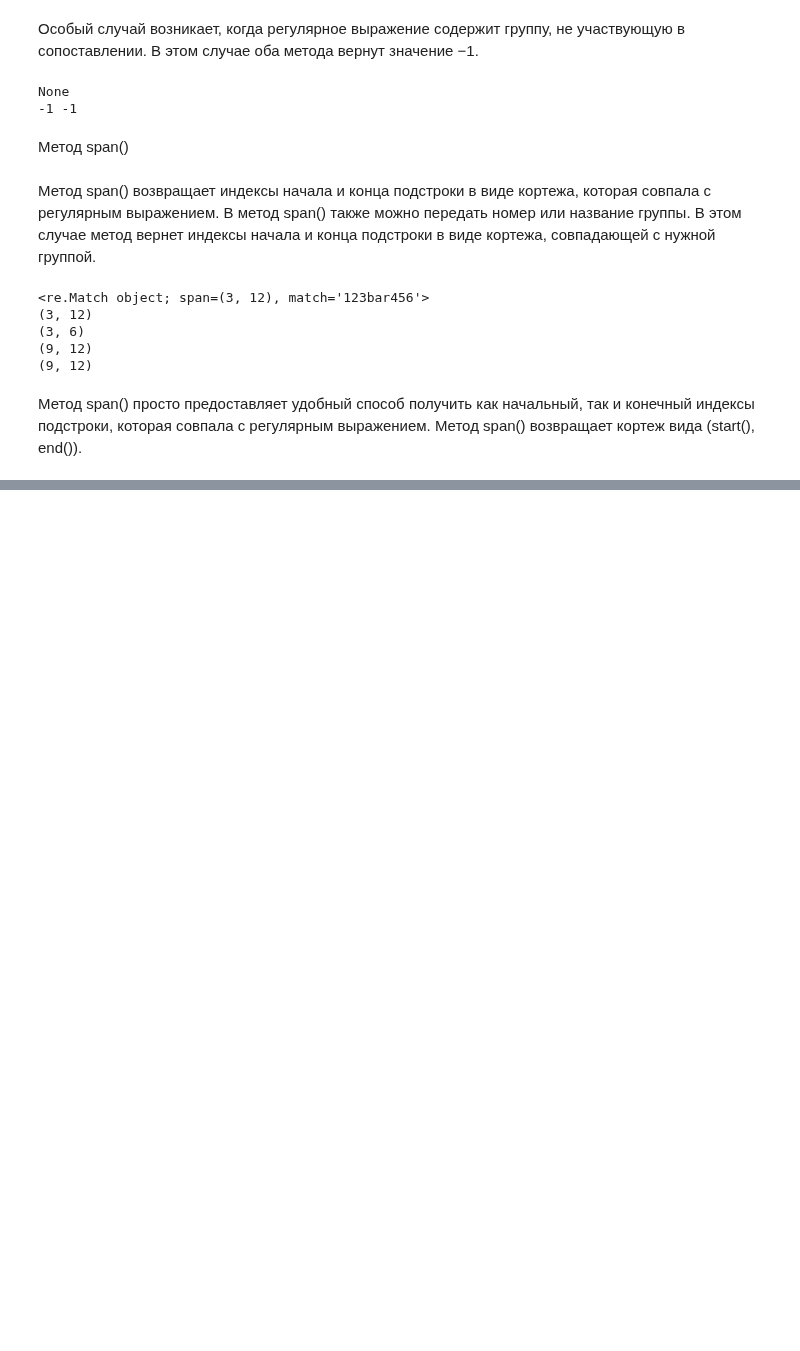
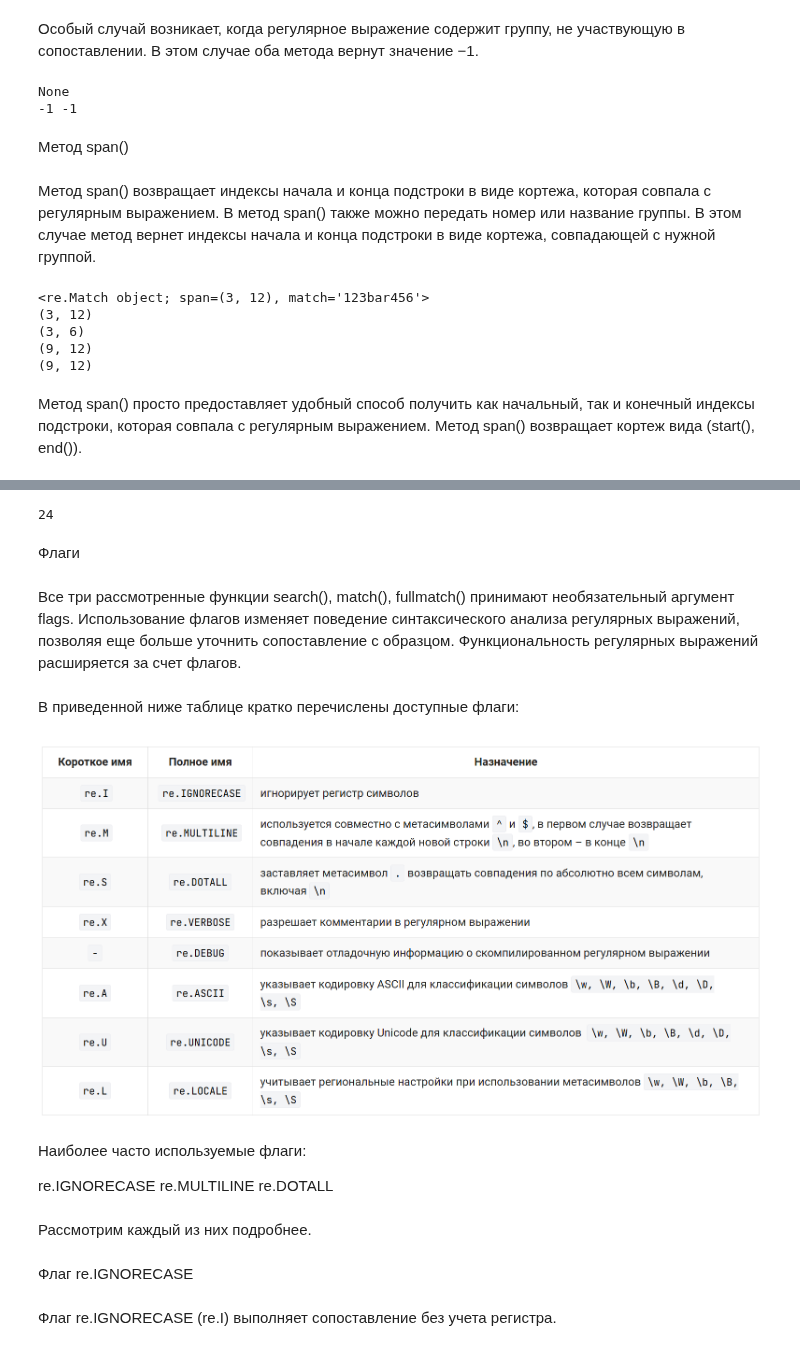
Before and after one commit to KovalenkoKonstantin/Python-Generation-a-Course-for-Professionals, a Jupyter notebook: 11/11.6 Module re. Part 1.ipynb, the cells around one changed output, grey strips where cells are left out. Drawn from its saved outputs; the diff is of its cells as text; code cells hidden in the pictures; blank space fills up the shorter version.

```diff
--- a/11/11.6 Module re. Part 1.ipynb
+++ b/11/11.6 Module re. Part 1.ipynb
@@ -440,0 +690,68 @@ print(match.span(2))
+# %%
+import re, sys
+
+regex1 = r'^(beegeek).*(beegeek)$'
+regex2 = r'^(beegeek.*|.*beegeek)$'
+regex3 = r'^.+(beegeek).+'
+
+# s = sys.stdin.read()
+
+s = '''
+hi, beegeek
+beegeek is an awesome place for programmers
+beegeek rocks, rocks beegeek
+i think beegeek is a great place to hangout
+'''
+s = '''
+good morning everyone
+i am going to school
+and it is raining
+'''
+s = '''
+beegeekabcdbeegeek
+beegeek green apple beegeek
+beegeekbeegeek
+beegeek___beegeek
+beegeek12345beegeek
+beegeek beegeek
+beegeek     beegeek
+beegeekbeegeekbeegeek
+'''
+
+count1 = sum(3 for line in s.strip().split('\n') if re.search(regex1, line))
+# for line in s.strip().split('\n'):
+#     print(re.search(regex1, line))
+# print(count1)
+count2 = sum(2 for line in s.strip().split('\n') if re.search(regex2, line)
+             and not re.search(regex1, line))
+# print(count2)
+count3 = sum(1 for line in s.strip().split('\n') if re.search(regex3, line)
+             and not re.search(regex1, line))
+# print(count3)
+
+print(count1+count2+count3)
+# %% [output]
+24
+# %% [markdown]
+Флаги
+# %% [markdown]
+Все три рассмотренные функции search(), match(), fullmatch() принимают необязательный аргумент flags. Использование флагов изменяет поведение синтаксического анализа регулярных выражений, позволяя еще больше уточнить сопоставление с образцом. Функциональность регулярных выражений расширяется за счет флагов.
+# %% [markdown]
+В приведенной ниже таблице кратко перечислены доступные флаги:
+# %%
+from functions import picture
+picture('Без имени.png')
+# %% [output]
+[figure, added]
+# %% [markdown]
+Наиболее часто используемые флаги:
+
+re.IGNORECASE
+re.MULTILINE
+re.DOTALL
+# %% [markdown]
+Рассмотрим каждый из них подробнее.
+# %% [markdown]
+Флаг re.IGNORECASE
+# %% [markdown]
+Флаг re.IGNORECASE (re.I) выполняет сопоставление без учета регистра.
```
Also changed, not shown: parts of 56 cells of this notebook.
